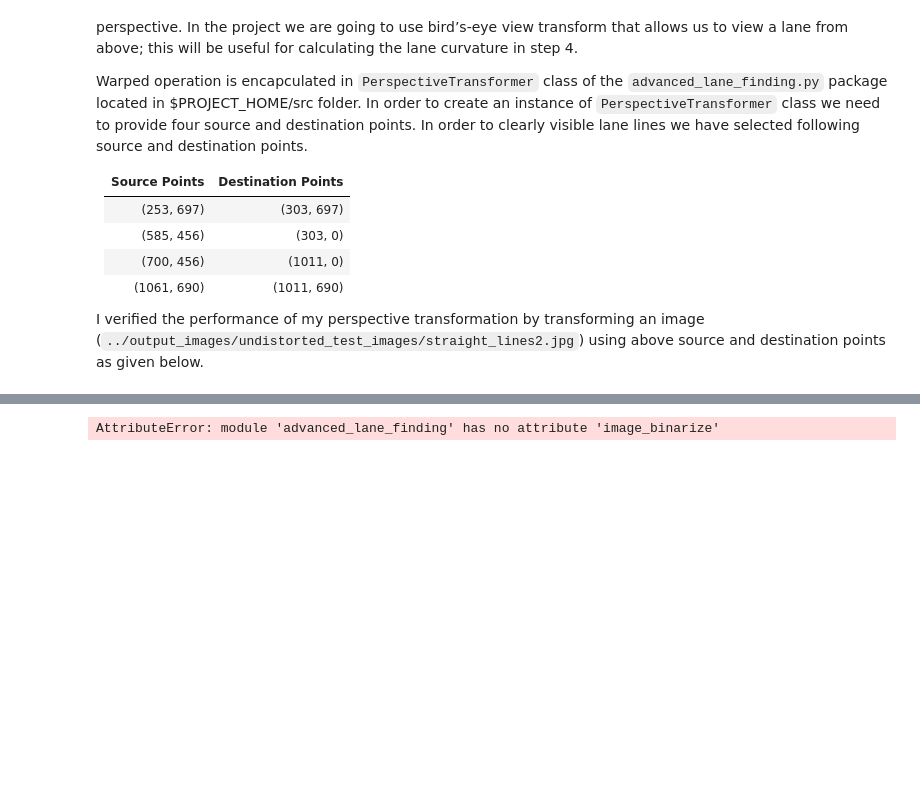
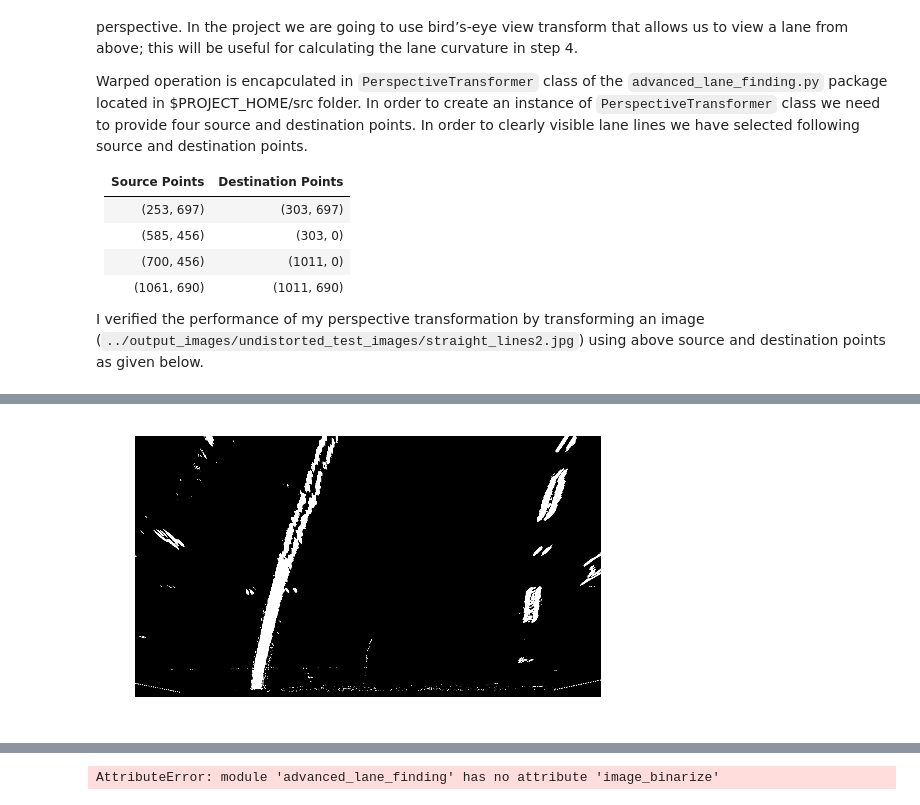
Before and after one commit to Allensmile/CarND-Advanced-Lane-Lines, a Jupyter notebook: src/Advanced_Lane_Line_Finding.ipynb, the cells around one changed output, grey strips where cells are left out. Drawn from its saved outputs; the diff is of its cells as text; code cells hidden in the pictures; blank space fills up the shorter version.

```diff
--- a/src/Advanced_Lane_Line_Finding.ipynb
+++ b/src/Advanced_Lane_Line_Finding.ipynb
@@ -260,0 +275,7 @@ plt.show()
+# %%
+warped_image = binary_images[1]
+plt.imshow(warped_image)
+plt.axis('off')
+plt.show()
+# %% [output]
+[figure, added]
```
Also changed, not shown: parts of 17 cells of this notebook.
